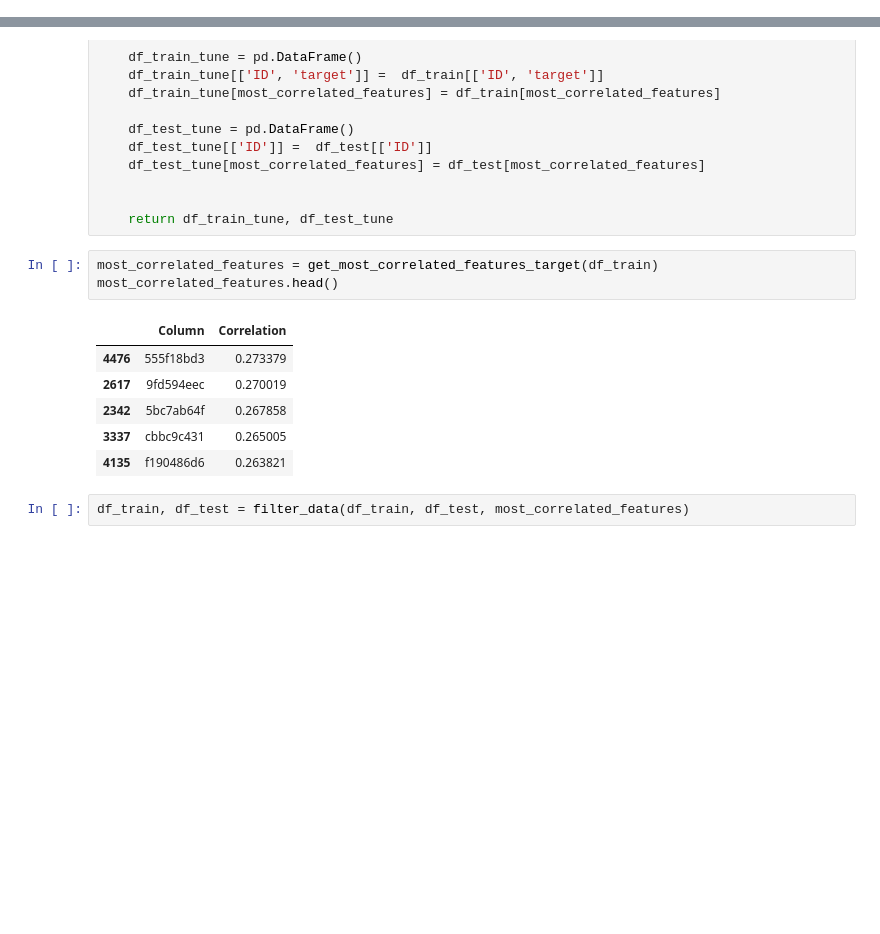
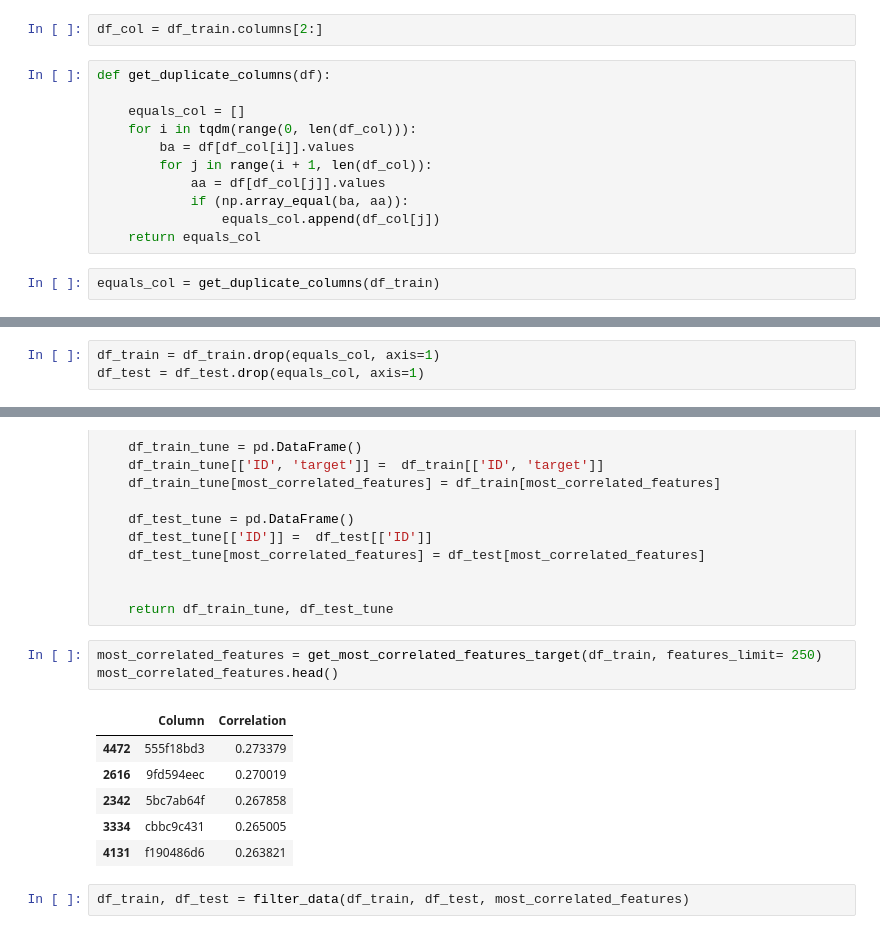
Before and after one commit to RenatoBMLR/Kraggle, a Jupyter notebook: Santander_Value_Prediction_Challenge/santander_value_prediction_challenge.ipynb, the cells around one changed output, grey strips where cells are left out. Saved outputs shown, nothing was run; the diff lists cells and outputs as text; blank space fills up the shorter version.

Commit message:
drop duplicate columns

```diff
--- a/Santander_Value_Prediction_Challenge/santander_value_prediction_challenge.ipynb
+++ b/Santander_Value_Prediction_Challenge/santander_value_prediction_challenge.ipynb
@@ -122,0 +120,15 @@ df_train.iloc[:, i]
+# %%
+df_col = df_train.columns[2:]
+# %%
+def get_duplicate_columns(df):
+
+    equals_col = []
+    for i in tqdm(range(0, len(df_col))):
+        ba = df[df_col[i]].values
+        for j in range(i + 1, len(df_col)):
+            aa = df[df_col[j]].values
+            if (np.array_equal(ba, aa)):
+                equals_col.append(df_col[j])
+    return equals_col
+# %%
+equals_col = get_duplicate_columns(df_train)
@@ -122,0 +141,3 @@ df_train.iloc[:, i]
+# %%
+df_train = df_train.drop(equals_col, axis=1)
+df_test = df_test.drop(equals_col, axis=1)
@@ -158,15 +185,15 @@ def filter_data(df_train, df_test, most_correlated_features):
 
     return df_train_tune, df_test_tune
 # %%
-most_correlated_features = get_most_correlated_features_target(df_train)
+most_correlated_features = get_most_correlated_features_target(df_train, features_limit= 250)
 most_correlated_features.head()
 # %% [output]
 |  | Column | Correlation |
-| 4476 | 555f18bd3 | 0.273379 |
-| 2617 | 9fd594eec | 0.270019 |
+| 4472 | 555f18bd3 | 0.273379 |
+| 2616 | 9fd594eec | 0.270019 |
 | 2342 | 5bc7ab64f | 0.267858 |
-| 3337 | cbbc9c431 | 0.265005 |
-| 4135 | f190486d6 | 0.263821 |
+| 3334 | cbbc9c431 | 0.265005 |
+| 4131 | f190486d6 | 0.263821 |
 # %%
 df_train, df_test = filter_data(df_train, df_test, most_correlated_features)
 # %%
```
Also changed, not shown: parts of 15 cells of this notebook.
